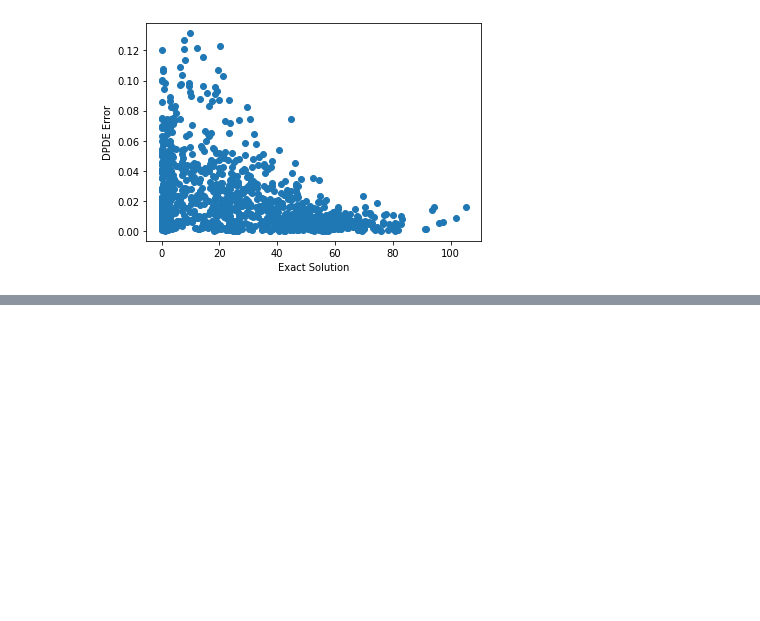
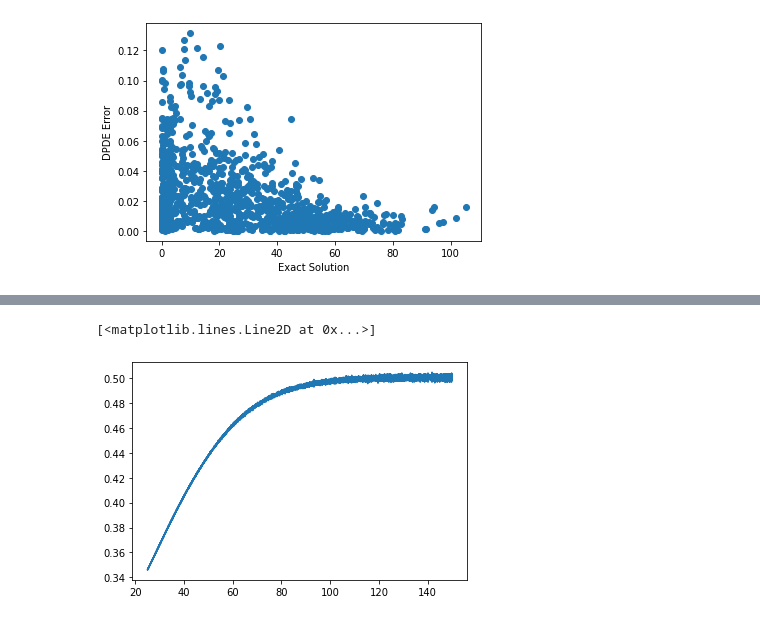
Before and after one commit to Noureddineidir/ML-4-Finance, a Jupyter notebook: Deep_PDEs_Greeks.ipynb, the cells around one changed output, grey strips where cells are left out. Saved outputs shown, nothing was run; the diff lists cells and outputs as text; code cells hidden in the pictures; blank space fills up the shorter version.

```diff
--- a/Deep_PDEs_Greeks.ipynb
+++ b/Deep_PDEs_Greeks.ipynb
@@ -1076,0 +1097,28 @@ Maximal Error:
+# %%
+# Delta pour S allant de 25 à 150, comme dans le colab initial
+
+# Delta par rapport à S_1, avec S_2 fixé
+s1_plot = np.linspace(s_min_interest, s_max_interest, 10000)
+delta_s = (s_max_interest-s_min_interest)/10000
+
+delta_explicite = []
+delta_DPDE = []
+for i in range(9999):
+  delta_explicite.append((exact_solution(t=t_max, s1=s1_plot[i+1], s2=100,
+                                riskfree_rate=riskfree_rate_eval,
+                                volatility1=volatility1_eval,
+                                volatility2=volatility2_eval,
+                                correlation=correlation_eval) -
+                exact_solution(t=t_max, s1=s1_plot[i], s2=100,
+                                riskfree_rate=riskfree_rate_eval,
+                                volatility1=volatility1_eval,
+                                volatility2=volatility2_eval,
+                                correlation=correlation_eval))/delta_s)
+  delta_DPDE.append((model.predict(np.array([normalise_time(t_max), normalise_logprice(np.log(s1_plot[i+1])), normalise_logprice(np.log(100)), normalise_riskfree_rate(riskfree_rate_eval), normalise_volatility(volatility1_eval), normalise_volatility(volatility2_eval), normalise_correlation(correlation_eval)]).reshape(1,7))[0]
+  - model.predict(np.array([normalise_time(t_max), normalise_logprice(np.log(s1_plot[i])), normalise_logprice(np.log(100)), normalise_riskfree_rate(riskfree_rate_eval), normalise_volatility(volatility1_eval), normalise_volatility(volatility2_eval), normalise_correlation(correlation_eval)]).reshape(1,7))[0])/delta_s)
+# %%
+#Delta DPDE
+plt.plot(s1_plot[:len(s1_plot)-1],delta_DPDE,label='DNN')
+# %% [output]
+[<matplotlib.lines.Line2D at 0x...>]
+[figure, added]
```
Also changed, not shown: parts of 112 cells of this notebook.
